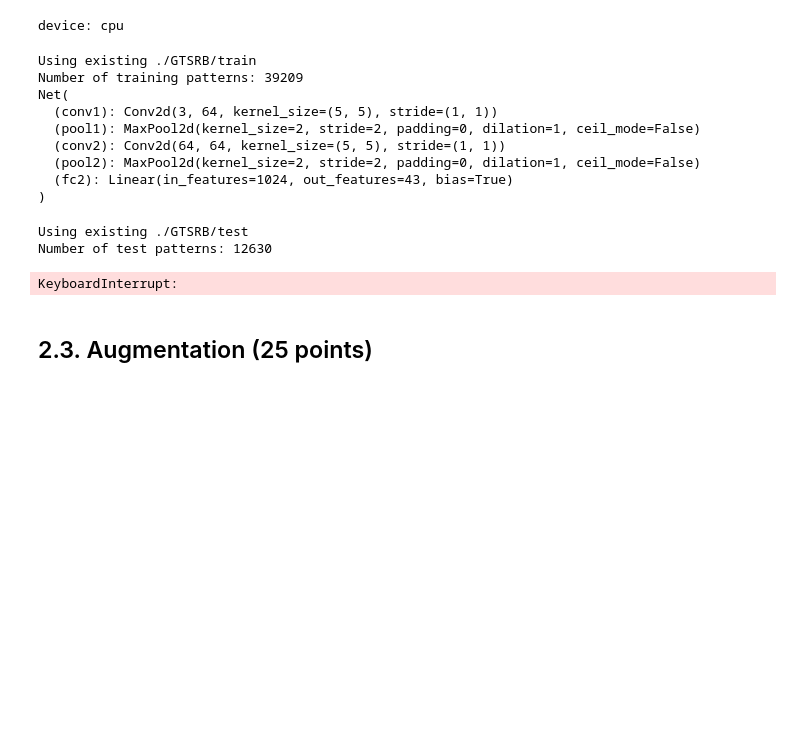
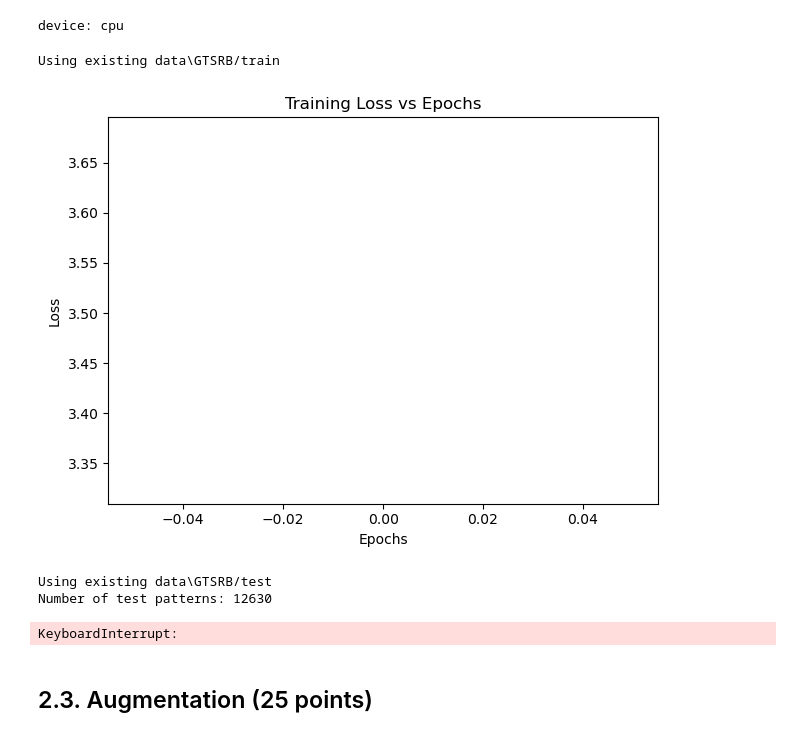
Before and after one commit to henrikdchristensen/DIKU-MLA-A6-Logistic-Regression-and-Convolutional-Neural-Networks, a Jupyter notebook: notebook.ipynb, the cells around one changed output. Cells and saved outputs as stored; diff of their text form; code cells hidden in the pictures; blank space fills up the shorter version.

```diff
--- a/notebook.ipynb
+++ b/notebook.ipynb
@@ -344,7 +344,6 @@ import torch.nn.functional as F
 import torchvision
 from tabulate import tabulate
 from GTSRBTrafficSigns import GTSRBTrafficSigns
-from GTSRBTrafficSigns_rotation import GTSRBTrafficSigns_rotation
 from tqdm import tqdm
 
 batch_size = 128
@@ -355,10 +354,7 @@ device = torch.device("cuda:0" if gpu else "cpu")
 print("device:", device)
 
 def load_data(batch_size=128, rotation=False):
-    if rotation:
-        dataset_train = GTSRBTrafficSigns_rotation()
-    else:
-        dataset_train = GTSRBTrafficSigns()
+    dataset_train = GTSRBTrafficSigns(root="data", rotation=rotation)
     generator_train = torch.utils.data.DataLoader(dataset_train, batch_size=batch_size, shuffle=True, num_workers=4)
     print("Number of training patterns:", len(dataset_train))
     return dataset_train, generator_train
@@ -402,8 +398,9 @@ def train_model(net, generator_train, no_epochs=200):
 
     for _ in enumerate(tqdm(range(no_epochs), desc='Epochs', unit='epoch')):
         running_loss = 0.0
+        total_samples = 0
 
-        # Inner progress bar for batches within an epoch
+        # Inner loop for batches within an epoch
         for i, data in enumerate(generator_train):
             inputs, labels = data[0].to(device) if gpu else data[0], data[1].to(device) if gpu else data[1]
             optimizer.zero_grad()
@@ -412,29 +409,39 @@ def train_model(net, generator_train, no_epochs=200):
             loss.backward()
             optimizer.step()
             running_loss += loss.item()
-            reporting_interval = 100
-            if i % reporting_interval == reporting_interval - 1:
-                loss_avg = running_loss / reporting_interval
-                loss_history.append(loss_avg)
-                running_loss = 0.0
+            total_samples += 1
+
+        # Calculate average loss for the epoch
+        loss_avg = running_loss / total_samples
+        loss_history.append(loss_avg)
 
     return loss_history
 
 def test_model(net, dataset_test, batch_size):
     generator_test = torch.utils.data.DataLoader(dataset_test, batch_size=batch_size, shuffle=False, num_workers=4)
     print("Number of test patterns:", len(dataset_test))
+
+    criterion = nn.CrossEntropyLoss()
     correct = 0
     total = 0
+    running_loss = 0.0
+
     with torch.no_grad():
         for data in generator_test:
             images, labels = data[0].to(device) if gpu else data[0], data[1].to(device) if gpu else data[1]
             outputs = net(images)
+
+            loss = criterion(outputs, labels)
+            running_loss += loss.item() # HC: The testing loop is generally less computationally intensive than the training loop. You're not backpropagating errors or updating weights. Therefore, the overhead of computing and storing the loss for each batch is less of a concern.
+
             _, predicted = torch.max(outputs.data, 1)
             total += labels.size(0)
             correct += (predicted == labels).sum().item()
 
+    average_loss = running_loss / len(generator_test)  # Calculate average loss over all batches
     accuracy = 100 * correct / total
-    print(tabulate([['Accuracy', f'{accuracy:.2f} %']], headers=['Metric', 'Value']))
+
+    return accuracy, average_loss
 # %% [output]
 device: cpu
 # %%
@@ -444,18 +451,11 @@ dataset_train, generator_train = load_data(batch_size, rotation=False)
 net = Net().to(device)
 print(net)
 
+# Continue training the model, starting from the weights of the previous model
 cont = False
 if cont:
-    net.load_state_dict(torch.load('traffic_simple'))
-
-loss = train_model(net, generator_train)
+    net.load_state_dict(torch.load('models/traffic_simple'))
 # %% [output]
-Using existing ./GTSRB/train
-Number of training patterns: 39209
-Net(
-  (conv1): Conv2d(3, 64, kernel_size=(5, 5), stride=(1, 1))
-  (pool1): MaxPool2d(kernel_size=2, stride=2, padding=0, dilation=1, ceil_mode=False)
-  (conv2): Conv2d(64, 64, kernel_size=(5, 5), stride=(1, 1))
-  (pool2): MaxPool2d(kernel_size=2, stride=2, padding=0, dilation=1, ceil_mode=False)
-  (fc2): Linear(in_features=1024, out_features=43, bias=True)
-)
+Using existing data\GTSRB/train
+# %%
+loss_train = train_model(net, generator_train)
@@ -462,14 +465,16 @@ Net(
 # %%
-plt.plot(loss)
-plt.xlabel('Steps')
+plt.plot(loss_train)
+plt.xlabel('Epochs')
 plt.ylabel('Loss')
+plt.title('Training Loss vs Epochs')
+plt.tight_layout()
 plt.show()
+# %% [output]
+[figure, added]
 # %%
-dataset_test = GTSRBTrafficSigns(train=False)
-test_model(net, dataset_test, batch_size)
-
-torch.save(net.state_dict(), 'traffic_simple')
+dataset_test = GTSRBTrafficSigns(root="data", train=False, rotation=False)
+accuracy_test, avg_loss_test = test_model(net, dataset_test, batch_size)
 # %% [output]
-Using existing ./GTSRB/test
+Using existing data\GTSRB/test
 Number of test patterns: 12630
 KeyboardInterrupt:
```
Also changed, not shown: parts of 14 cells of this notebook, 5 other files.
